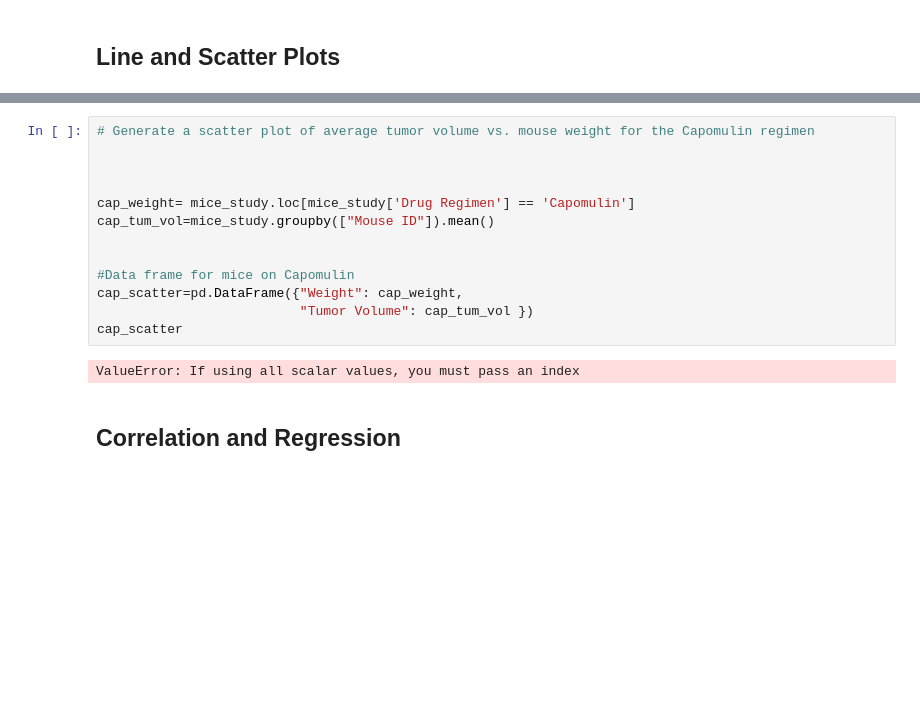
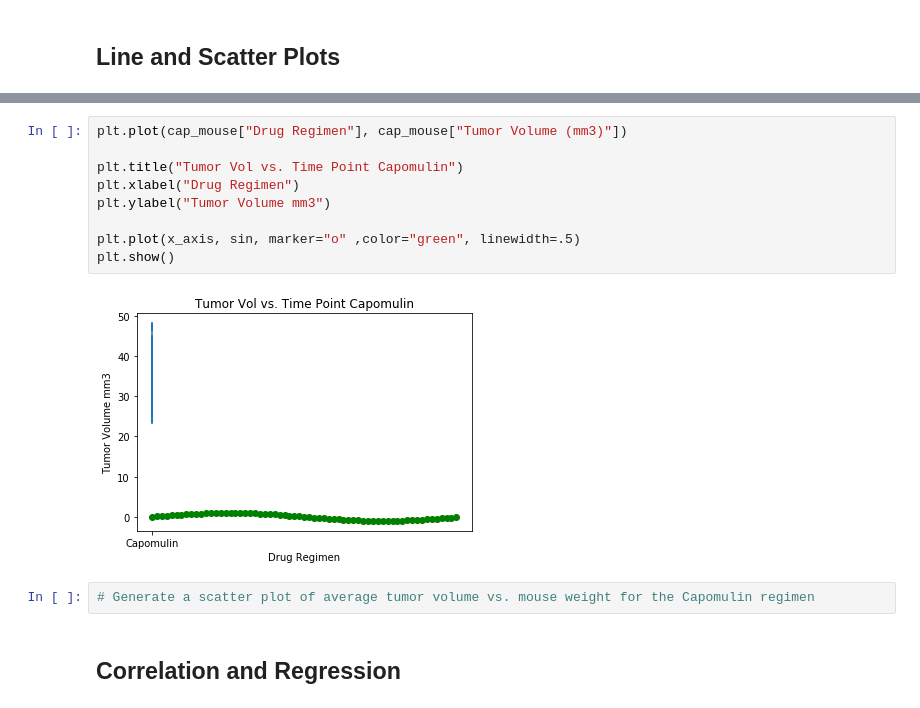
Before and after one commit to michelleherman13/matplotlib-challenge, a Jupyter notebook: Pymaceuticals/Pymaceuticals.ipynb, the cells around one changed output, grey strips where cells are left out. Saved outputs shown, nothing was run; the diff lists cells and outputs as text; blank space fills up the shorter version.

```diff
--- a/Pymaceuticals/Pymaceuticals.ipynb
+++ b/Pymaceuticals/Pymaceuticals.ipynb
@@ -242,18 +243,16 @@ cap_mouse.sample()
+# %%
+plt.plot(cap_mouse["Drug Regimen"], cap_mouse["Tumor Volume (mm3)"])
+
+plt.title("Tumor Vol vs. Time Point Capomulin")
+plt.xlabel("Drug Regimen")
+plt.ylabel("Tumor Volume mm3")
+
+plt.plot(x_axis, sin, marker="o" ,color="green", linewidth=.5)
+plt.show()
+# %% [output]
+[figure, added]
 # %%
 # Generate a scatter plot of average tumor volume vs. mouse weight for the Capomulin regimen
-
-
-
-cap_weight= mice_study.loc[mice_study['Drug Regimen'] == 'Capomulin']
-cap_tum_vol=mice_study.groupby(["Mouse ID"]).mean()
-
-
-#Data frame for mice on Capomulin
-cap_scatter=pd.DataFrame({"Weight": cap_weight,
-                          "Tumor Volume": cap_tum_vol })
-cap_scatter
-# %% [output]
-ValueError: If using all scalar values, you must pass an index
 # %% [markdown]
 ## Correlation and Regression
 # %%
```
Also changed, not shown: parts of 1 cell of this notebook.
